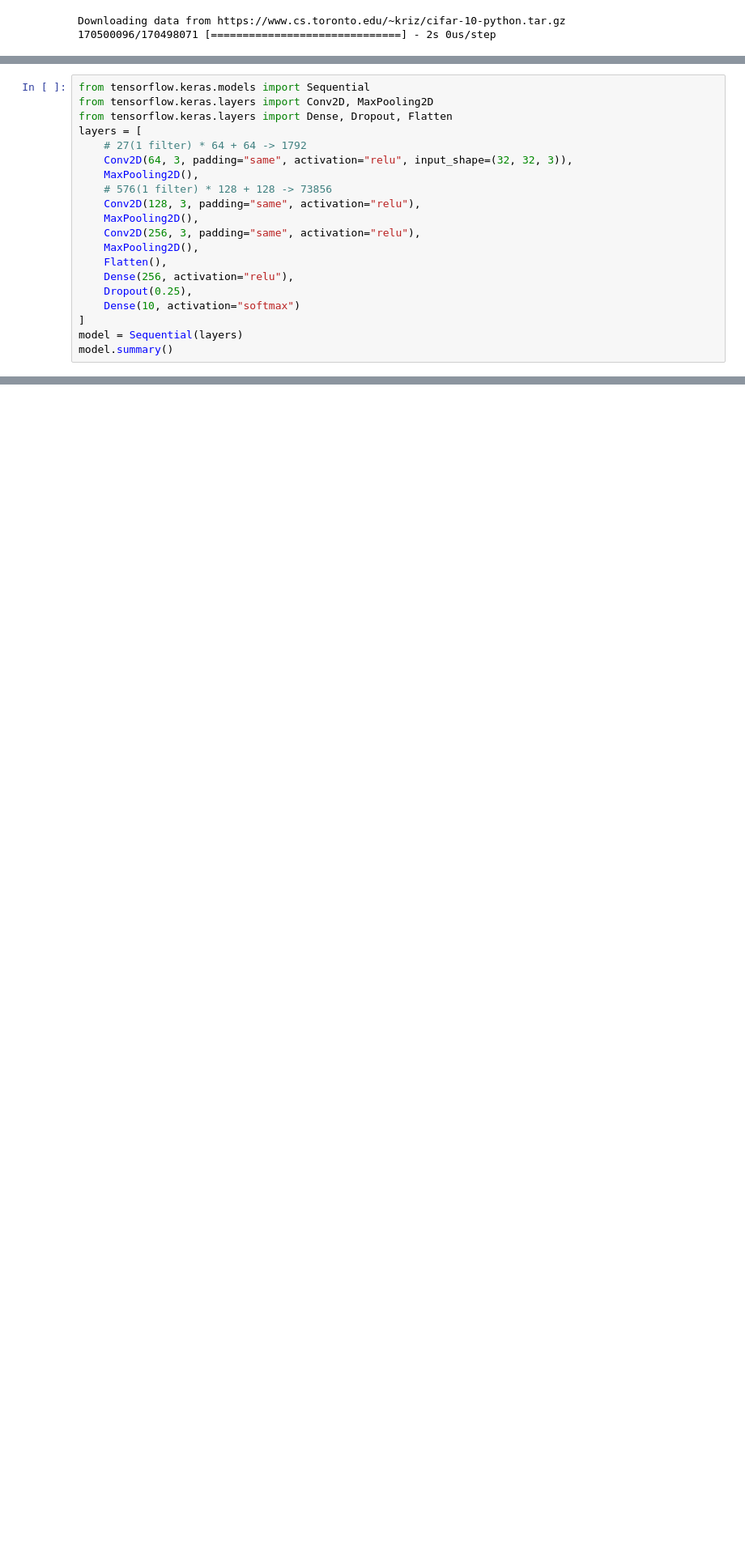
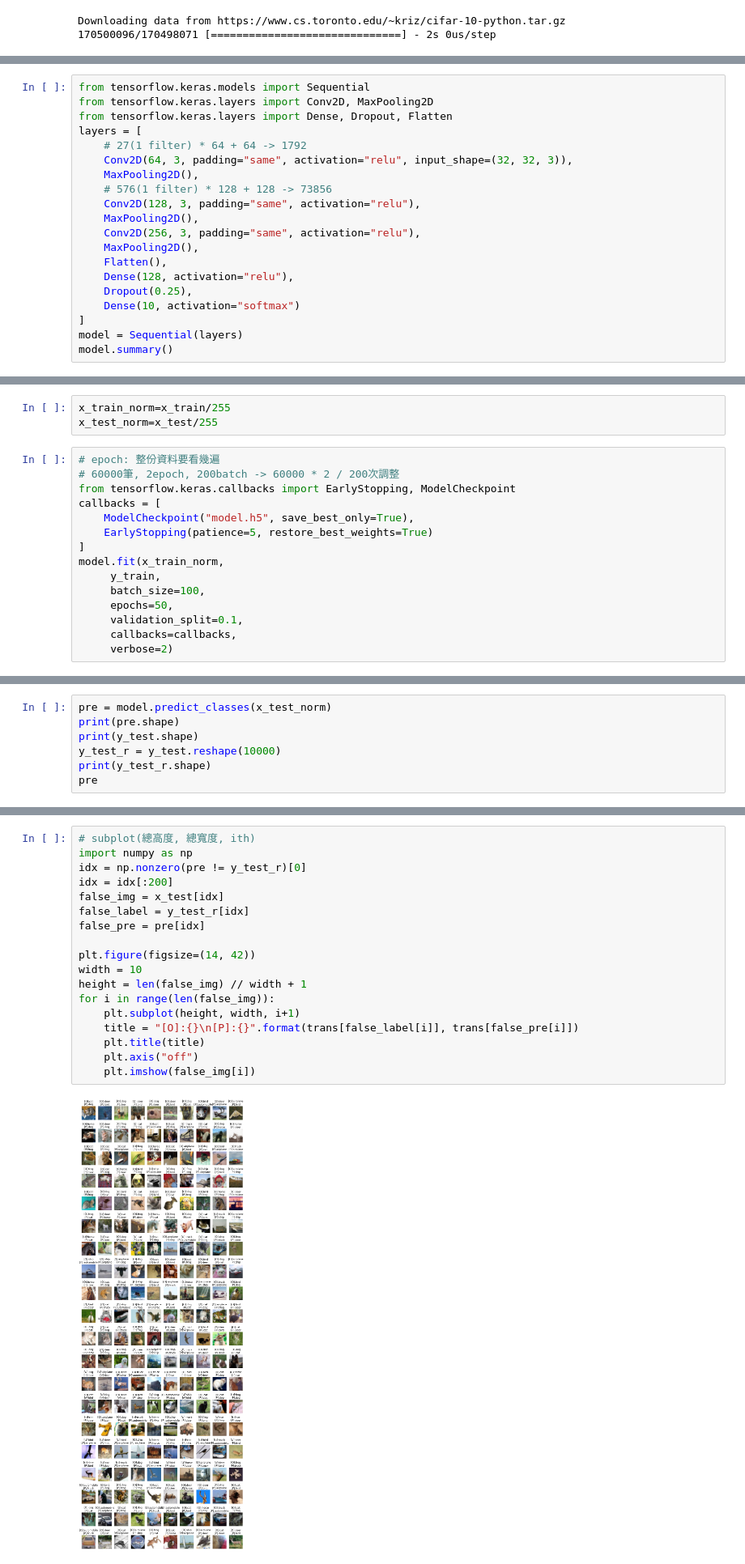
Before and after one commit to crazy85128x/ML0930, a Jupyter notebook: cnn.ipynb, the cells around one changed output, grey strips where cells are left out. Shown at 81% size. Saved outputs shown, nothing was run; the diff lists cells and outputs as text; blank space fills up the shorter version.

```diff
--- a/cnn.ipynb
+++ b/cnn.ipynb
@@ -64,7 +64,7 @@ layers = [
     Conv2D(256, 3, padding="same", activation="relu"),
     MaxPooling2D(),
     Flatten(),
-    Dense(256, activation="relu"),
+    Dense(128, activation="relu"),
     Dropout(0.25),
     Dense(10, activation="softmax")
 ]
@@ -94,3 +94,21 @@ from tensorflow.keras.optimizers import Adam
 model.compile(loss=SparseCategoricalCrossentropy(),
        optimizer=Adam(),
        metrics=["accuracy"])
+# %%
+x_train_norm=x_train/255
+x_test_norm=x_test/255
+# %%
+# epoch: 整份資料要看幾遍
+# 60000筆, 2epoch, 200batch -> 60000 * 2 / 200次調整
+from tensorflow.keras.callbacks import EarlyStopping, ModelCheckpoint
+callbacks = [
+    ModelCheckpoint("model.h5", save_best_only=True),
+    EarlyStopping(patience=5, restore_best_weights=True)
+]
+model.fit(x_train_norm,
+     y_train,
+     batch_size=100,
+     epochs=50,
+     validation_split=0.1,
+     callbacks=callbacks,
+     verbose=2)
@@ -96,0 +162,7 @@ model.compile(loss=SparseCategoricalCrossentropy(),
+# %%
+pre = model.predict_classes(x_test_norm)
+print(pre.shape)
+print(y_test.shape)
+y_test_r = y_test.reshape(10000)
+print(y_test_r.shape)
+pre
@@ -96,0 +174,20 @@ model.compile(loss=SparseCategoricalCrossentropy(),
+# %%
+# subplot(總高度, 總寬度, ith)
+import numpy as np
+idx = np.nonzero(pre != y_test_r)[0]
+idx = idx[:200]
+false_img = x_test[idx]
+false_label = y_test_r[idx]
+false_pre = pre[idx]
+
+plt.figure(figsize=(14, 42))
+width = 10
+height = len(false_img) // width + 1
+for i in range(len(false_img)):
+    plt.subplot(height, width, i+1)
+    title = "[O]:{}\n[P]:{}".format(trans[false_label[i]], trans[false_pre[i]])
+    plt.title(title)
+    plt.axis("off")
+    plt.imshow(false_img[i])
+# %% [output]
+[figure, added]
```
Also changed, not shown: parts of 7 cells of this notebook.
